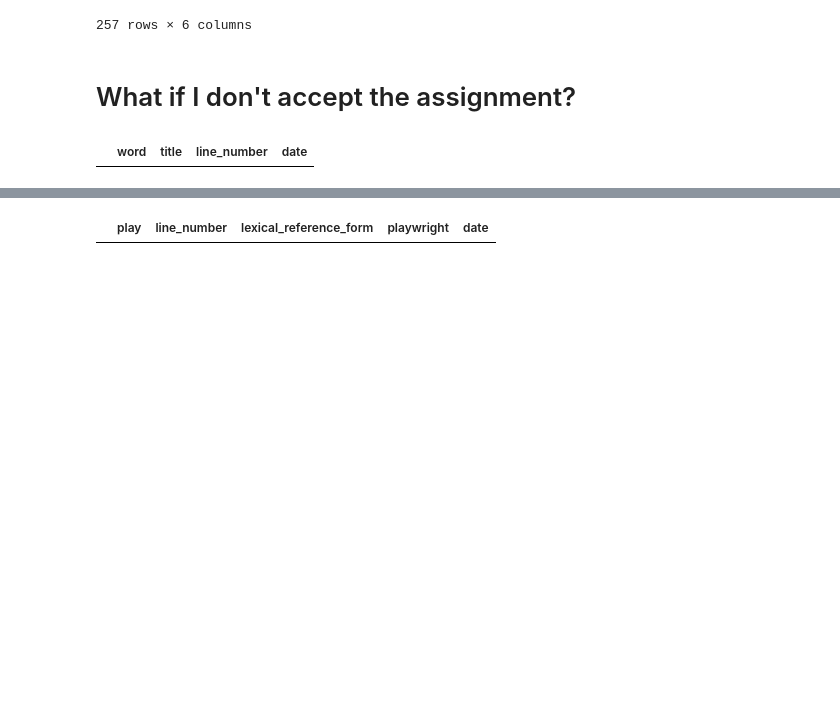
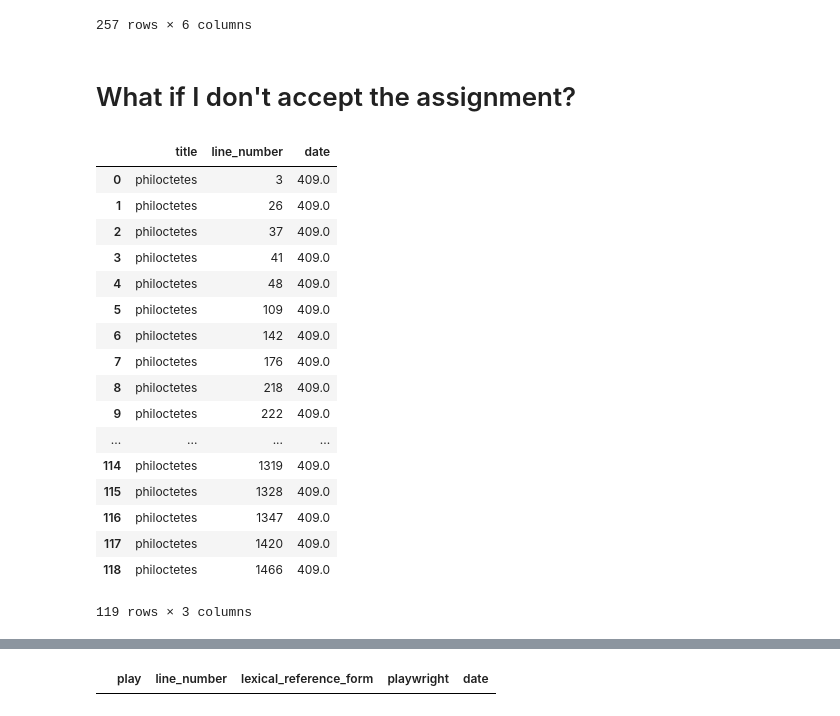
Before and after one commit to isaw-ga-3024/isaw-ga-3024.github.io, a Jupyter notebook: rebekah-rust-rebekahrust/rust_pandas-many-to-one.ipynb, the cells around one changed output, grey strips where cells are left out. Drawn from its saved outputs; the diff is of its cells as text; code cells hidden in the pictures; blank space fills up the shorter version.

```diff
--- a/rebekah-rust-rebekahrust/rust_pandas-many-to-one.ipynb
+++ b/rebekah-rust-rebekahrust/rust_pandas-many-to-one.ipynb
@@ -269,67 +269,45 @@ pd.read_sql("""SELECT ramphs.id,ramphs.title,ramphs.chronogrp,chronogrps.start,p
 # %%
 # That's OK. You can always use your own data or data you download. But you need to turn in
 # an iPython notebook that demonstrates skills of approximately the same level of difficulty
 # as what is above. At a minimum: a many-to-one or one-to-many relationship that is queried
 # via SQL and then used to say something minimally interesting. The usual "go for it" applies.
 import pandas as pd
 import sqlite3
 
 conn = sqlite3.connect(':memory:')
 anger = pd.read_csv("https://raw.githubusercontent.com/isaw-ga-3024/isaw-ga-3024.github.io/master/rebekah-rust-rebekahrust/Anger%20Database.csv")
 play_info = pd.read_csv("https://raw.githubusercontent.com/isaw-ga-3024/isaw-ga-3024.github.io/master/rebekah-rust-rebekahrust/play-info.csv")
 
 anger.to_sql('anger',conn,if_exists="replace")
 play_info.to_sql('play_info',conn,if_exists="replace")
 
 
-#pd.read_sql("""SELECT play_info.title,anger.line_number,play_info.date
-#FROM play_info,anger
-#WHERE (anger.playwright='sophocles')
-#AND (play_info.playwright='sophocles')
-#AND (play_info.date<=431)
-#AND (play_info.date>=404)
-#AND(play_info.prize=1)
-#""",conn)
-
-pre_pelop_war_plays = pd.read_sql("""SELECT DISTINCT play_info.title,play_info.playwright,play_info.date
+pd.read_sql("""SELECT play_info.title,anger.line_number,play_info.date
 FROM play_info,anger
-WHERE (play_info.date>=431)
+WHERE (anger.playwright='sophocles')
+AND (play_info.playwright='sophocles')
+AND (play_info.date<=431)
+AND (play_info.date>=404)
+AND(play_info.prize=1)
 """,conn)
 
-archidamian_war_plays = pd.read_sql("""SELECT DISTINCT play_info.title,play_info.playwright,play_info.date
-FROM play_info,anger
-WHERE (play_info.date<=431
-AND (play_info.date>=421))
-""",conn)
-
-peace_of_nicias_plays = pd.read_sql("""SELECT DISTINCT play_info.title,play_info.playwright,play_info.date
-FROM play_info,anger
-WHERE (play_info.date<=421)
-AND(play_info.date>=413)
-""",conn)
-
-second_pelop_war_plays = pd.read_sql("""SELECT DISTINCT play_info.title,play_info.playwright,play_info.date
-FROM play_info,anger
-WHERE (play_info.date<=413
-AND (play_info.date>=404))
-""",conn)
-
-post_pelop_war_plays = pd.read_sql("""SELECT DISTINCT play_info.title,play_info.playwright,play_info.date
-FROM play_info,anger
-WHERE (play_info.date<=404)
-""",conn)
-
-
-pd.read_sql("""SELECT anger.word,play_info.title,anger.line_number,play_info.date
-FROM play_info,anger
-WHERE (play_info.playwright='sophocles')
-AND (play_info.prize=1)
-AND (anger.lexical_reference_form="θυμός")
-ORDER BY play_info.date
-""",conn)
-
-
-
-#Not sure what the following error is referring to exactly
+#Not sure what the following warning refers to.
 # %% [output]
-|  | word | title | line_number | date |
+|  | title | line_number | date |
+| 0 | philoctetes | 3 | 409.0 |
+| 1 | philoctetes | 26 | 409.0 |
+| 2 | philoctetes | 37 | 409.0 |
+| 3 | philoctetes | 41 | 409.0 |
+| 4 | philoctetes | 48 | 409.0 |
+| 5 | philoctetes | 109 | 409.0 |
+| 6 | philoctetes | 142 | 409.0 |
+| 7 | philoctetes | 176 | 409.0 |
+| 8 | philoctetes | 218 | 409.0 |
+| 9 | philoctetes | 222 | 409.0 |
+| ... | ... | ... | ... |
+| 114 | philoctetes | 1319 | 409.0 |
+| 115 | philoctetes | 1328 | 409.0 |
+| 116 | philoctetes | 1347 | 409.0 |
+| 117 | philoctetes | 1420 | 409.0 |
+| 118 | philoctetes | 1466 | 409.0 |
+119 rows × 3 columns
```
Also changed, not shown: parts of 7 cells of this notebook.
